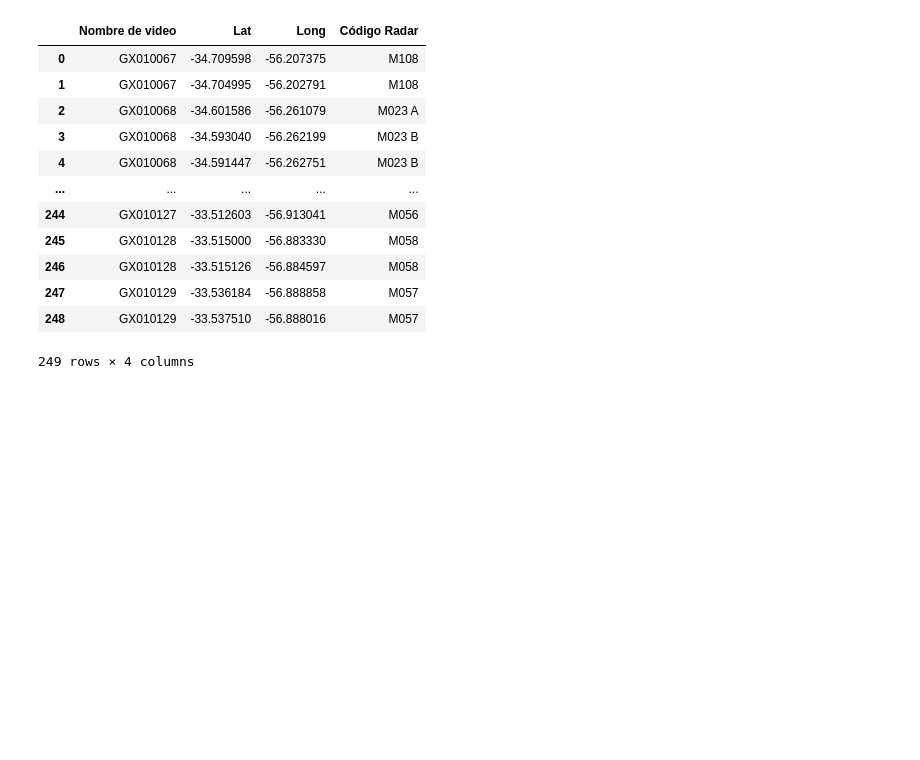
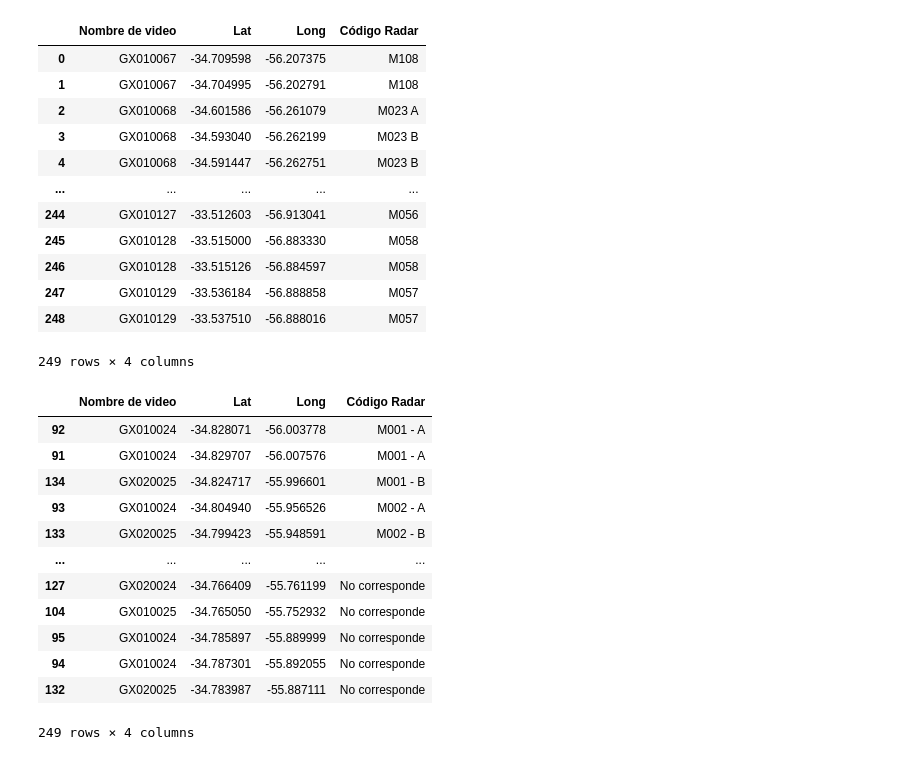
Before and after one commit to csi-FelipePino/SignScan, a Jupyter notebook: Tablas.ipynb, the cells around one changed output. Cells and saved outputs as stored; diff of their text form; code cells hidden in the pictures; blank space fills up the shorter version.

```diff
--- a/Tablas.ipynb
+++ b/Tablas.ipynb
@@ -112,3 +112,21 @@ carteles
 | 247 | GX010129 | -33.536184 | -56.888858 | M057 |
 | 248 | GX010129 | -33.537510 | -56.888016 | M057 |
 249 rows × 4 columns
+# %%
+df_agrupado = carteles.sort_values(by="Código Radar")
+
+df_agrupado
+# %% [output]
+|  | Nombre de video | Lat | Long | Código Radar |
+| 92 | GX010024 | -34.828071 | -56.003778 | M001 - A |
+| 91 | GX010024 | -34.829707 | -56.007576 | M001 - A |
+| 134 | GX020025 | -34.824717 | -55.996601 | M001 - B |
+| 93 | GX010024 | -34.804940 | -55.956526 | M002 - A |
+| 133 | GX020025 | -34.799423 | -55.948591 | M002 - B |
+| ... | ... | ... | ... | ... |
+| 127 | GX020024 | -34.766409 | -55.761199 | No corresponde |
+| 104 | GX010025 | -34.765050 | -55.752932 | No corresponde |
+| 95 | GX010024 | -34.785897 | -55.889999 | No corresponde |
+| 94 | GX010024 | -34.787301 | -55.892055 | No corresponde |
+| 132 | GX020025 | -34.783987 | -55.887111 | No corresponde |
+249 rows × 4 columns
```
Also changed, not shown: parts of 12 cells of this notebook, 12 other files.
